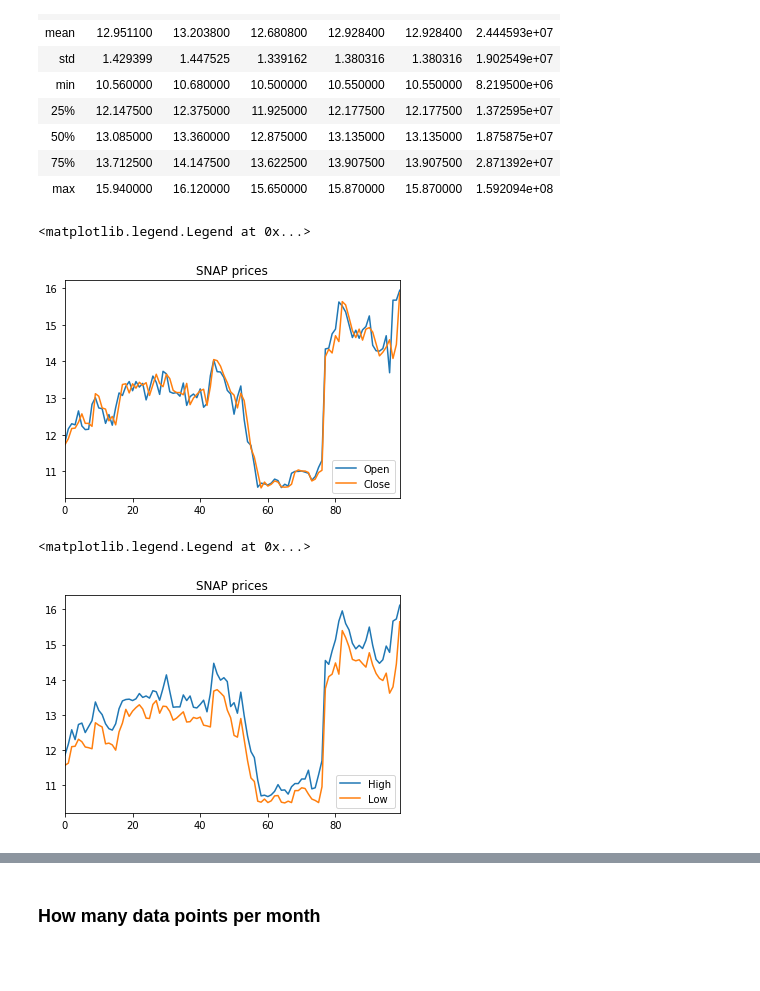
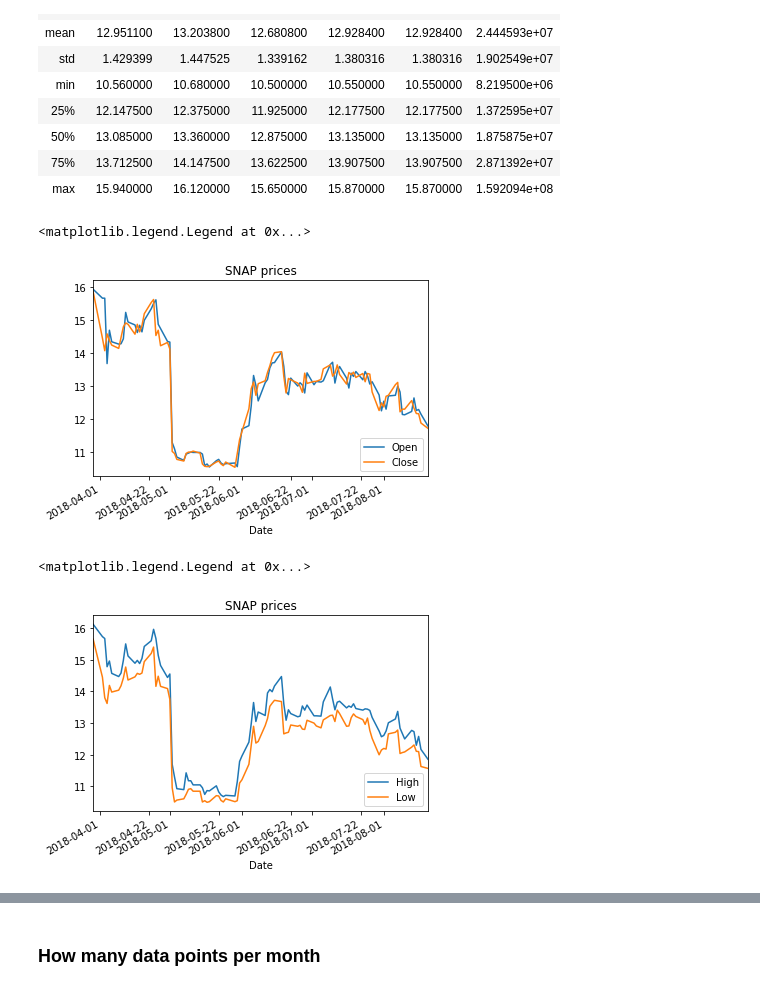
Before and after one commit to dbasu/advanced_python_session, a Jupyter notebook: Code/Advanced_python_session/pandas/Pandas.ipynb, the cells around one changed output, grey strips where cells are left out. Drawn from its saved outputs; the diff is of its cells as text; code cells hidden in the pictures; blank space fills up the shorter version.

```diff
--- a/Code/Advanced_python_session/pandas/Pandas.ipynb
+++ b/Code/Advanced_python_session/pandas/Pandas.ipynb
@@ -5,7 +5,7 @@ import pandas as pd
 # %% [markdown]
 ## Reading market data for SNAP
 # %%
-data = pd.read_csv("snap.csv")
+data = pd.read_csv("../dataset/snap.csv")
 data.head(3)
 # %% [output]
 |  | Date | Open | High | Low | Close | Adj Close | Volume |
@@ -43,3 +54,7 @@ data["Open"] = pd.to_numeric(data["Open"])
+# %%
+# https://numpy.org/doc/stable/reference/arrays.datetime.html
+# https://docs.python.org/3/library/datetime.html#strftime-and-strptime-behavior
+data["Date"] = pd.to_datetime(data["Date"], format="%b %d %Y")
 # %%
 data = data.dropna()
 # %%
@@ -58,14 +73,15 @@ data.describe()
 %matplotlib inline
 import matplotlib.pyplot as plt
 # %%
+data = data.set_index('Date')
 plt.figure()
 data.Open.plot()
 data.Close.plot()
 plt.title("SNAP prices")
 plt.legend(loc='lower right')
 # %% [output]
 <matplotlib.legend.Legend at 0x...>
-[figure, old version]
+[figure, new version]
 # %%
 
 data.High.plot()
@@ -74,4 +90,4 @@ plt.title("SNAP prices")
 plt.legend(loc='lower right')
 # %% [output]
 <matplotlib.legend.Legend at 0x...>
-[figure, old version]
+[figure, new version]
```
Also changed, not shown: parts of 29 cells of this notebook, 19 other files.
